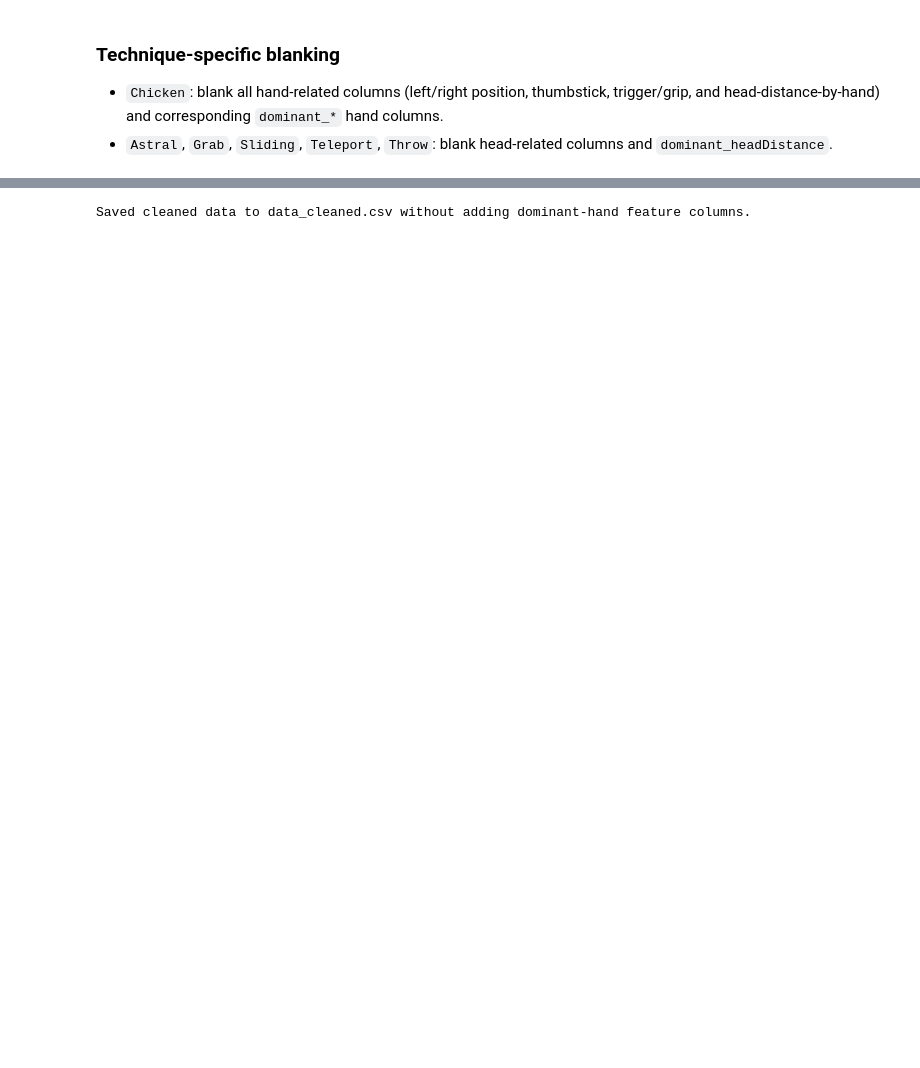
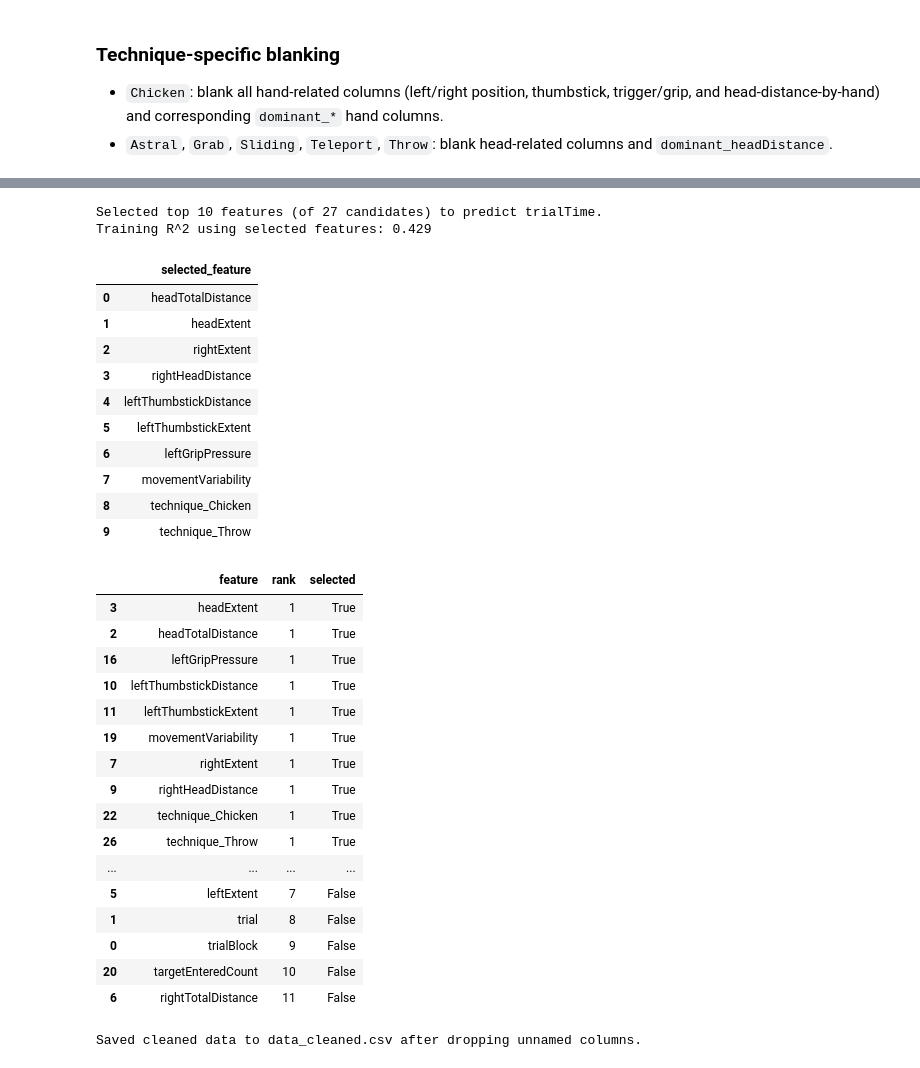
Before and after one commit to A-l-an/IOTA5002-Data-driven-Modeling-Final, a Jupyter notebook: data_cleaning.ipynb, the cells around one changed output, grey strips where cells are left out. Cells and saved outputs as stored; diff of their text form; code cells hidden in the pictures; blank space fills up the shorter version.

```diff
--- a/data_cleaning.ipynb
+++ b/data_cleaning.ipynb
@@ -176,6 +200,70 @@ Head columns blanked for Astral/Grab/Sliding/Teleport/Throw rows: 345 rows
+# %%
+from sklearn.feature_selection import RFE
+from sklearn.linear_model import LinearRegression
+
+# Prepare data for RFE
+target_col = "trialTime"
+model_df = clean_df.dropna(subset=[target_col]).copy()
+
+feature_cols = [c for c in model_df.columns if c not in [target_col, "iD"]]
+feature_df = pd.get_dummies(model_df[feature_cols], drop_first=True)
+
+# Fill blanks introduced by earlier cleaning with the median per column
+feature_df = feature_df.apply(lambda col: col.fillna(col.median()))
+
+X = feature_df.values
+y = model_df[target_col].values
+
+n_features = min(10, X.shape[1])  # keep top 10 features (or fewer if not available)
+rfe = RFE(estimator=LinearRegression(), n_features_to_select=n_features)
+rfe.fit(X, y)
+
+selected_features = feature_df.columns[rfe.support_]
+ranking_df = pd.DataFrame(
+    {"feature": feature_df.columns, "rank": rfe.ranking_, "selected": rfe.support_}
+).sort_values(by=["rank", "feature"])
+
+X_selected = rfe.transform(X)
+r2 = rfe.estimator_.score(X_selected, y)
+
+print(f"Selected top {len(selected_features)} features (of {feature_df.shape[1]} candidates) to predict {target_col}.")
+print(f"Training R^2 using selected features: {r2:.3f}")
+display(pd.DataFrame(selected_features, columns=["selected_feature"]))
+display(ranking_df.head(20))
+# %% [output]
+Selected top 10 features (of 27 candidates) to predict trialTime.
+Training R^2 using selected features: 0.429
+|  | selected_feature |
+| 0 | headTotalDistance |
+| 1 | headExtent |
+| 2 | rightExtent |
+| 3 | rightHeadDistance |
+| 4 | leftThumbstickDistance |
+| 5 | leftThumbstickExtent |
+| 6 | leftGripPressure |
+| 7 | movementVariability |
+| 8 | technique_Chicken |
+| 9 | technique_Throw |
+|  | feature | rank | selected |
+| 3 | headExtent | 1 | True |
+| 2 | headTotalDistance | 1 | True |
+| 16 | leftGripPressure | 1 | True |
+| 10 | leftThumbstickDistance | 1 | True |
+| 11 | leftThumbstickExtent | 1 | True |
+| 19 | movementVariability | 1 | True |
+| 7 | rightExtent | 1 | True |
+| 9 | rightHeadDistance | 1 | True |
+| 22 | technique_Chicken | 1 | True |
+| 26 | technique_Throw | 1 | True |
+| ... | ... | ... | ... |
+| 5 | leftExtent | 7 | False |
+| 1 | trial | 8 | False |
+| 0 | trialBlock | 9 | False |
+| 20 | targetEnteredCount | 10 | False |
+| 6 | rightTotalDistance | 11 | False |
 # %%
 clean_path = "data_cleaned.csv"
 clean_df.to_csv(clean_path, index=False)
-print(f"Saved cleaned data to {clean_path} without adding dominant-hand feature columns.")
+print(f"Saved cleaned data to {clean_path} after dropping unnamed columns.")
 # %% [output]
-Saved cleaned data to data_cleaned.csv without adding dominant-hand feature columns.
+Saved cleaned data to data_cleaned.csv after dropping unnamed columns.
```
Also changed, not shown: parts of 15 cells of this notebook, 3 other files.
